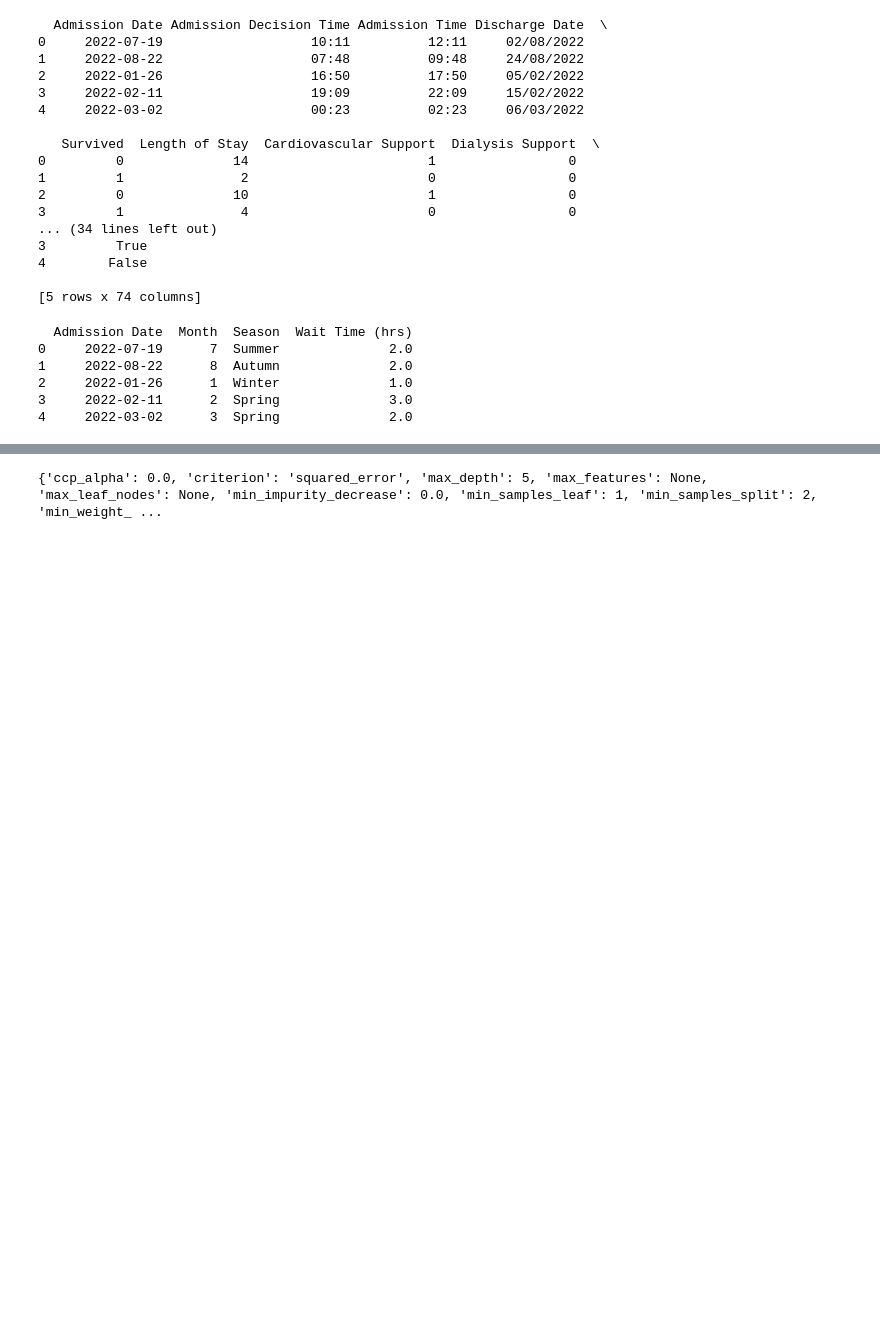
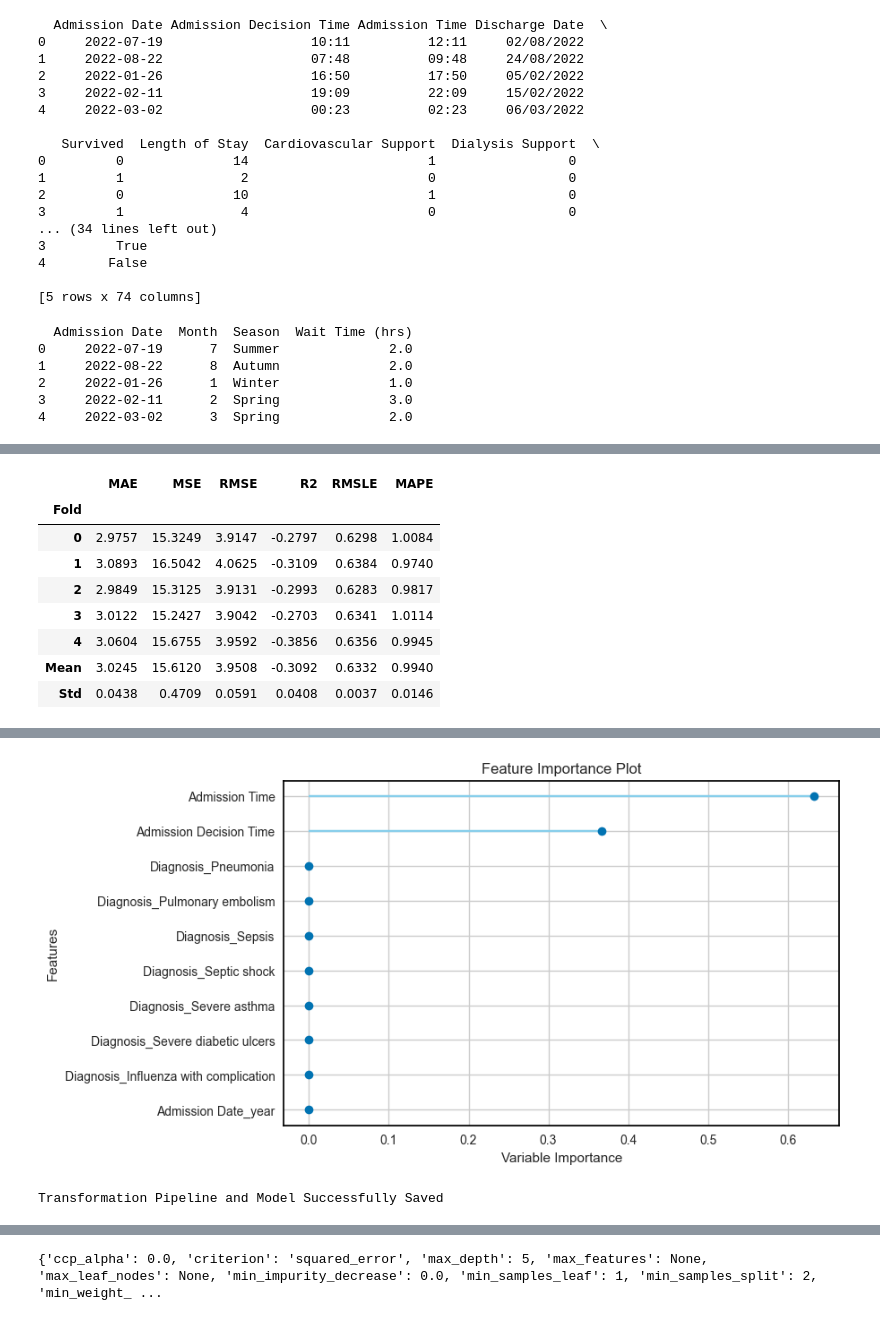
Before and after one commit to stevenlavelle1/ICU_Analysis, a Jupyter notebook: LOS_regressions.ipynb, the cells around one changed output, grey strips where cells are left out. Saved outputs shown, nothing was run; the diff lists cells and outputs as text; code cells hidden in the pictures; blank space fills up the shorter version.

```diff
--- a/LOS_regressions.ipynb
+++ b/LOS_regressions.ipynb
@@ -248,0 +251,6 @@ params = dt_model.get_params()
+# %%
+dt_model = create_model('dt', max_depth=3)
+plot_model(dt_model, plot='feature')
+save_model(best_model, 'los_dt3_model')
+params = dt_model.get_params()
+# %% [output]
@@ -248,0 +258,9 @@ params = dt_model.get_params()
+|  | MAE | MSE | RMSE | R2 | RMSLE | MAPE |
+| Fold |  |  |  |  |  |  |
+| 0 | 2.9757 | 15.3249 | 3.9147 | -0.2797 | 0.6298 | 1.0084 |
+| 1 | 3.0893 | 16.5042 | 4.0625 | -0.3109 | 0.6384 | 0.9740 |
+| 2 | 2.9849 | 15.3125 | 3.9131 | -0.2993 | 0.6283 | 0.9817 |
+| 3 | 3.0122 | 15.2427 | 3.9042 | -0.2703 | 0.6341 | 1.0114 |
+| 4 | 3.0604 | 15.6755 | 3.9592 | -0.3856 | 0.6356 | 0.9945 |
+| Mean | 3.0245 | 15.6120 | 3.9508 | -0.3092 | 0.6332 | 0.9940 |
+| Std | 0.0438 | 0.4709 | 0.0591 | 0.0408 | 0.0037 | 0.0146 |
@@ -249,3 +269,5 @@ params = dt_model.get_params()
+[figure, added]
+Transformation Pipeline and Model Successfully Saved
 # %%
 from sklearn.tree import plot_tree
 import matplotlib.pyplot as plt
```
Also changed, not shown: parts of 7 cells of this notebook, 10 other files.
